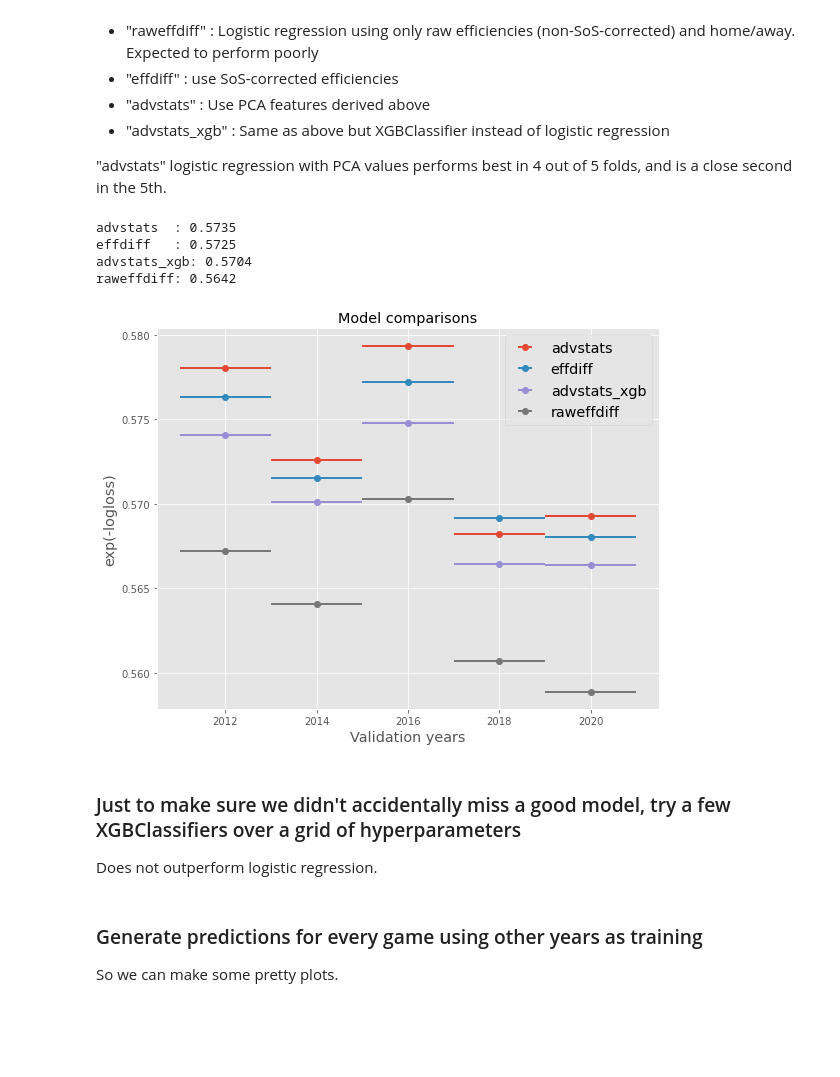
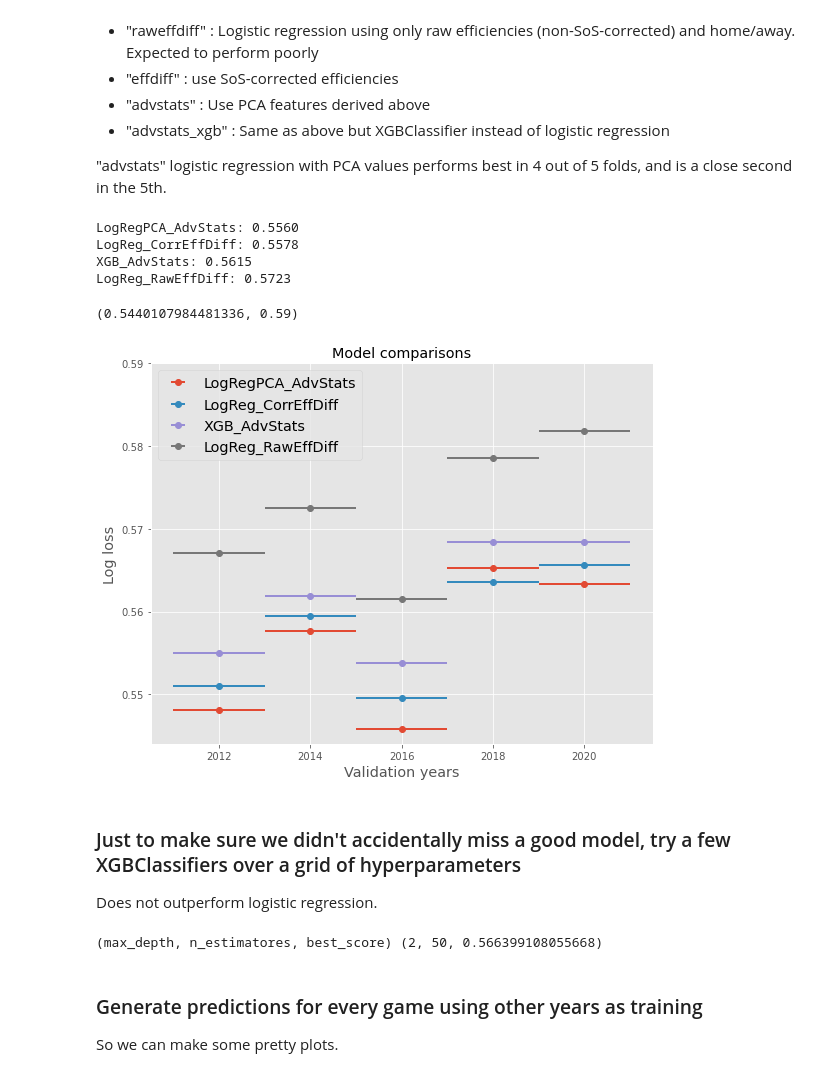
Before and after one commit to bjmarsh/WatchCBB, a Jupyter notebook: notebooks/game_model_train.ipynb, the cells around one changed output. Saved outputs shown, nothing was run; the diff lists cells and outputs as text; code cells hidden in the pictures; blank space fills up the shorter version.

Commit message:
more game model validations

```diff
--- a/notebooks/game_model_train.ipynb
+++ b/notebooks/game_model_train.ipynb
@@ -71,0 +56,18 @@ season_stats_df.head()
+# %%
+fname = 'cached/gamemodel_nb_season_stats.pkl.gz'
+if os.path.exists(fname):
+    with gzip.open(fname, 'rb') as fid:
+        season_stats_df, season_stats_dict = pickle.load(fid)
+else:
+    season_stats_dict = utils.compute_season_stats(df.iloc[first])
+    season_stats_df = utils.stats_dict_to_df(season_stats_dict)
+    utils.add_advanced_stats(season_stats_df)
+    season_stats_dict = utils.stats_df_to_dict(season_stats_df)
+    eff.compute_efficiency_ratings(season_stats_dict)
+    season_stats_df = utils.stats_dict_to_df(season_stats_dict)
+    os.makedirs(os.path.dirname(fname), exist_ok=True)
+    with gzip.open(fname, 'wb') as fid:
+        pickle.dump((season_stats_df, season_stats_dict), fid)
+
+print(season_stats_df.shape)
+season_stats_df[['year','team_id','wins','losses','Tneteff']].head()
@@ -188,11 +195,11 @@ xgbcls = XGBClassifier(max_depth=2, n_estimators=50)
 PCAFEATURES = ["PCA"+str(i) for i in range(len(utils.ADVSTATFEATURES))]
 models = {
 #     "HA" : [],
-    "raweffdiff" : ["raweffdiff"],
-    "effdiff" : ["effdiff"],
+    "LogReg_RawEffDiff" : ["raweffdiff"],
+    "LogReg_CorrEffDiff" : ["effdiff"],
 #     "bad" : ["Otovr"],
-    "advstats" : PCAFEATURES,
-    "advstats_xgb" : PCAFEATURES
+    "LogRegPCA_AdvStats" : PCAFEATURES,
+    "XGB_AdvStats" : PCAFEATURES
 }
 
 model_scores = defaultdict(list)
@@ -202,45 +209,46 @@ NVALID = 2
 start_years = years[:len(years)-NVALID+1:NVALID]
 for start_valid in start_years:
     valid_years = list(range(start_valid, start_valid+NVALID))
     train_years = sorted(set(years)-set(valid_years))
 
     data_train, data_valid = utils.train_test_split_by_year(data, train_years, valid_years, pca_model=pca)
 
     for name,features in models.items():
         X_train = data_train[features+['HA']]
         y_train = data_train.result
         X_valid = data_valid[features+['HA']]
         y_valid = data_valid.result
 
-        if "xgb" not in name:
+        if "xgb" not in name.lower():
             logreg.fit(X_train, y_train)
             probs = logreg.predict_proba(X_valid)
             score = log_loss(y_valid, probs)
-            model_scores[name].append(np.exp(-score))
+            model_scores[name].append(score)
             model_coeffs[name].append(logreg.coef_[0,:])
         else:
             xgbcls.fit(X_train, y_train)
             probs = xgbcls.predict_proba(X_valid)
             score = log_loss(y_valid, probs)
-            model_scores[name].append(np.exp(-score))
+            model_scores[name].append(score)
 
 plt.figure(figsize=(9,7))
 xs = start_years
-for name,scores in sorted(model_scores.items(), key=lambda x:np.mean(x[1]), reverse=True):
+for name,scores in sorted(model_scores.items(), key=lambda x:np.mean(x[1]), reverse=False):
     print(f'{name:10s}: {np.mean(scores):.4f}')
     plt.errorbar(xs+NVALID/2.0, scores, xerr=NVALID/2.0, fmt='o', lw=2, label=name)
 plt.xlabel('Validation years', fontsize='x-large')
-plt.ylabel('exp(-logloss)', fontsize='x-large')
+plt.ylabel('Log loss', fontsize='x-large')
 plt.title('Model comparisons')
-plt.legend(fontsize='x-large');
-
+plt.legend(fontsize='x-large', loc='upper left');
+plt.gca().set_ylim(ymax=0.59)
 # model_coeffs['advstats']
 # %% [output]
-advstats  : 0.5735
-effdiff   : 0.5725
-advstats_xgb: 0.5704
-raweffdiff: 0.5642
+LogRegPCA_AdvStats: 0.5560
+LogReg_CorrEffDiff: 0.5578
+XGB_AdvStats: 0.5615
+LogReg_RawEffDiff: 0.5723
+(0.5440107984481336, 0.59)
-[figure, old version]
+[figure, new version]
 # %% [markdown]
 ### Just to make sure we didn't accidentally miss a good model, try a few XGBClassifiers over a grid of hyperparameters
 Does not outperform logistic regression.
@@ -257,6 +265,8 @@ for i in [2,3,4]:
         if score > best[2]:
             best = (i,j,score)
 print('(max_depth, n_estimatores, best_score)',best)
+# %% [output]
+(max_depth, n_estimatores, best_score) (2, 50, 0.566399108055668)
 # %% [markdown]
 ### Generate predictions for every game using other years as training
 So we can make some pretty plots.
```
Also changed, not shown: parts of 7 cells of this notebook, 1 other file.
